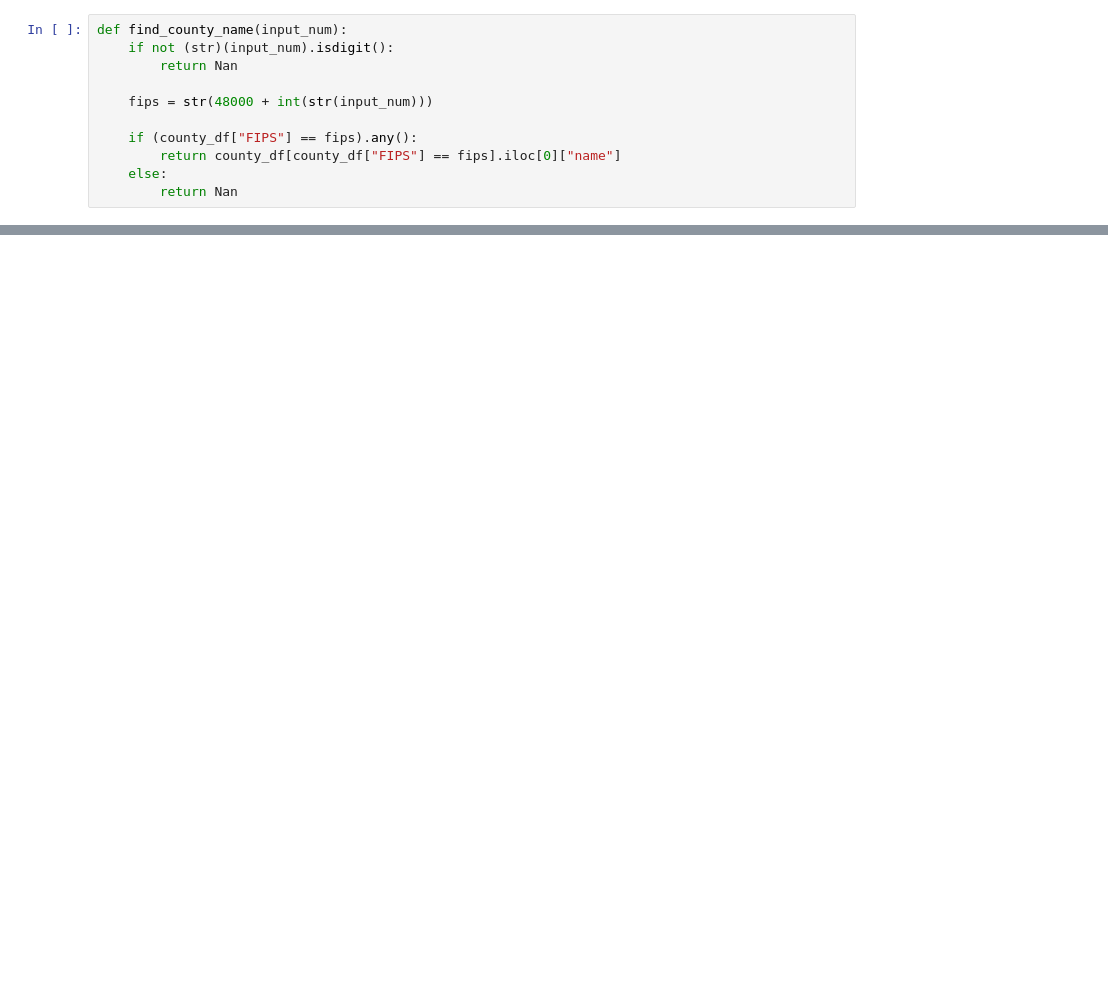
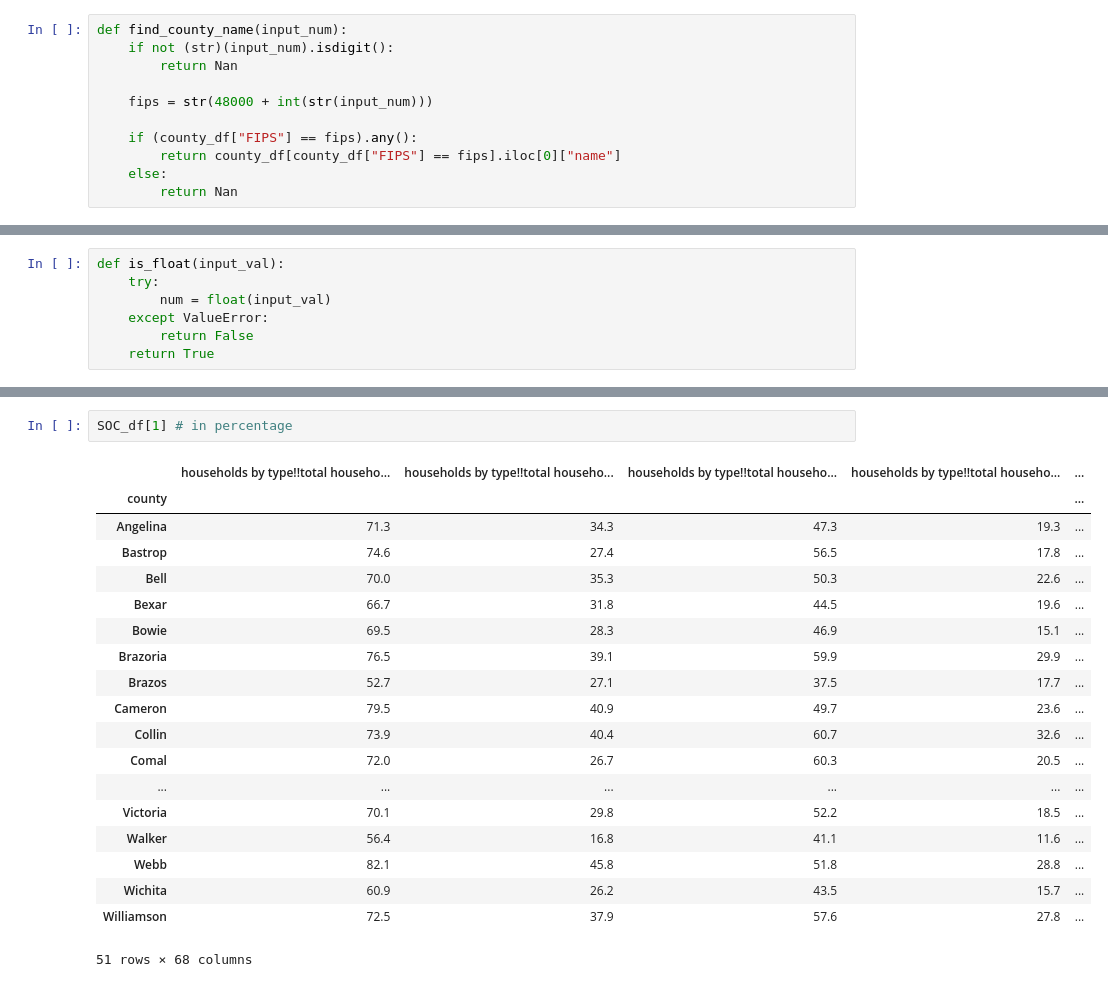
Before and after one commit to didyxdi/COGS118B_FinalProject, a Jupyter notebook: Data Cleaning 12062020.ipynb, the cells around one changed output, grey strips where cells are left out. Cells and saved outputs as stored; diff of their text form; blank space fills up the shorter version.

```diff
--- a/Data Cleaning 12062020.ipynb
+++ b/Data Cleaning 12062020.ipynb
@@ -95,0 +147,7 @@ mergedIP_df
+# %%
+def is_float(input_val):
+    try:
+        num = float(input_val)
+    except ValueError:
+        return False
+    return True
@@ -95,0 +199,22 @@ mergedIP_df
+# %%
+SOC_df[1] # in percentage
+# %% [output]
+|  | households by type!!total househo... | households by type!!total househo... | households by type!!total househo... | households by type!!total househo... | ... |
+| county |  |  |  |  | ... |
+| Angelina | 71.3 | 34.3 | 47.3 | 19.3 | ... |
+| Bastrop | 74.6 | 27.4 | 56.5 | 17.8 | ... |
+| Bell | 70.0 | 35.3 | 50.3 | 22.6 | ... |
+| Bexar | 66.7 | 31.8 | 44.5 | 19.6 | ... |
+| Bowie | 69.5 | 28.3 | 46.9 | 15.1 | ... |
+| Brazoria | 76.5 | 39.1 | 59.9 | 29.9 | ... |
+| Brazos | 52.7 | 27.1 | 37.5 | 17.7 | ... |
+| Cameron | 79.5 | 40.9 | 49.7 | 23.6 | ... |
+| Collin | 73.9 | 40.4 | 60.7 | 32.6 | ... |
+| Comal | 72.0 | 26.7 | 60.3 | 20.5 | ... |
+| ... | ... | ... | ... | ... | ... |
+| Victoria | 70.1 | 29.8 | 52.2 | 18.5 | ... |
+| Walker | 56.4 | 16.8 | 41.1 | 11.6 | ... |
+| Webb | 82.1 | 45.8 | 51.8 | 28.8 | ... |
+| Wichita | 60.9 | 26.2 | 43.5 | 15.7 | ... |
+| Williamson | 72.5 | 37.9 | 57.6 | 27.8 | ... |
+51 rows × 68 columns
```
Also changed, not shown: parts of 14 cells of this notebook, 5 other files.
